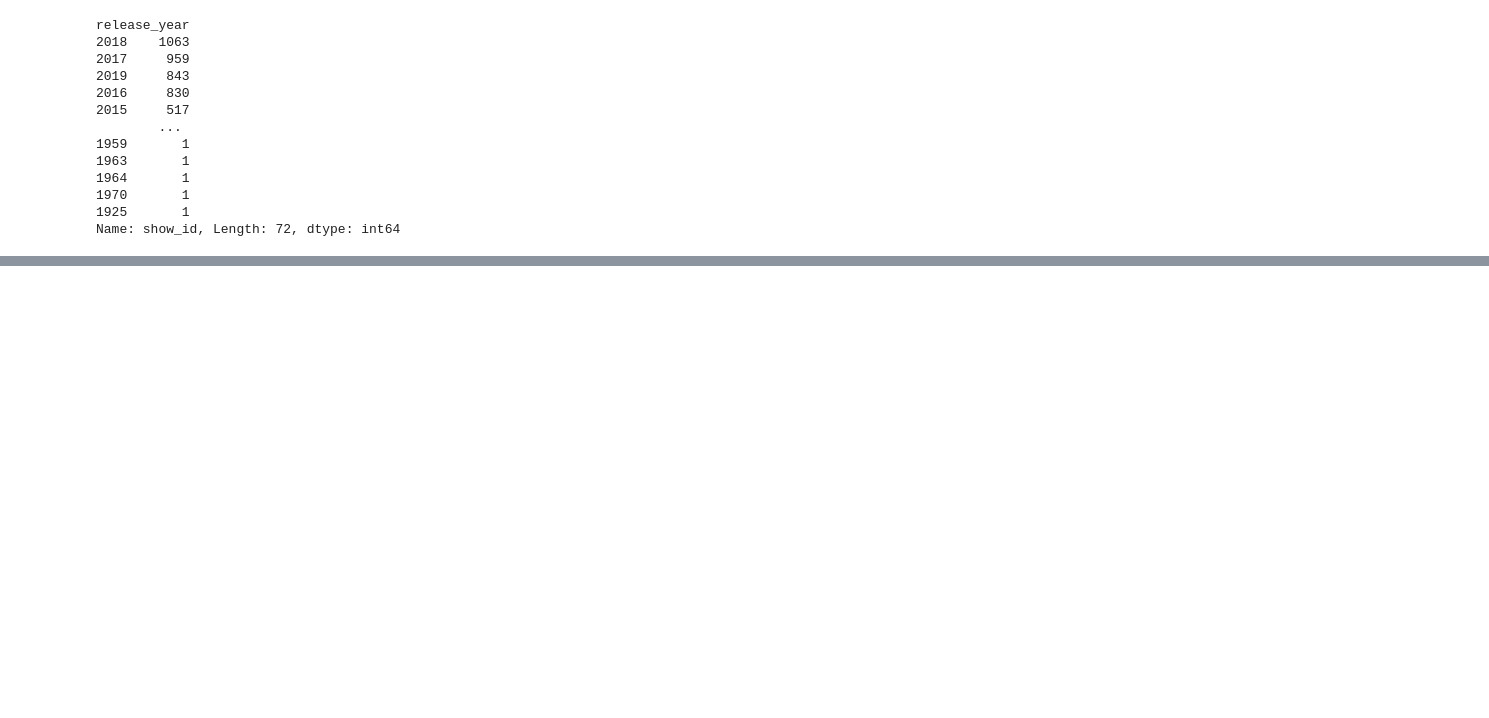
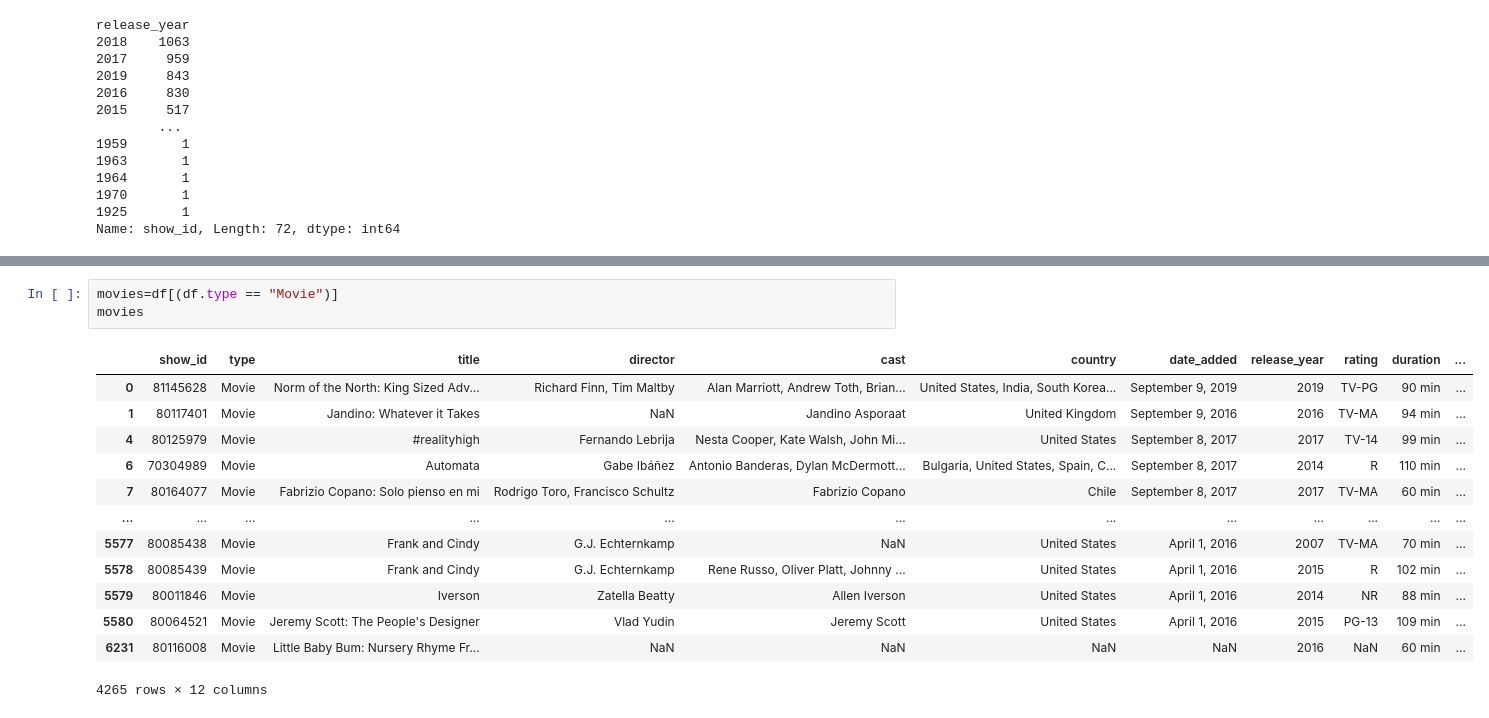
Before and after one commit to mdsohelmahmood/Netflix, a Jupyter notebook: Netflix.ipynb, the cells around one changed output, grey strips where cells are left out. Drawn from its saved outputs; the diff is of its cells as text; blank space fills up the shorter version.

```diff
--- a/Netflix.ipynb
+++ b/Netflix.ipynb
@@ -63,0 +120,17 @@ Name: show_id, Length: 72, dtype: int64
+# %%
+movies=df[(df.type == "Movie")]
+movies
+# %% [output]
+|  | show_id | type | title | director | cast | country | date_added | release_year | rating | duration | ... |
+| 0 | 81145628 | Movie | Norm of the North: King Sized Adv... | Richard Finn, Tim Maltby | Alan Marriott, Andrew Toth, Brian... | United States, India, South Korea... | September 9, 2019 | 2019 | TV-PG | 90 min | ... |
+| 1 | 80117401 | Movie | Jandino: Whatever it Takes | NaN | Jandino Asporaat | United Kingdom | September 9, 2016 | 2016 | TV-MA | 94 min | ... |
+| 4 | 80125979 | Movie | #realityhigh | Fernando Lebrija | Nesta Cooper, Kate Walsh, John Mi... | United States | September 8, 2017 | 2017 | TV-14 | 99 min | ... |
+| 6 | 70304989 | Movie | Automata | Gabe Ibáñez | Antonio Banderas, Dylan McDermott... | Bulgaria, United States, Spain, C... | September 8, 2017 | 2014 | R | 110 min | ... |
+| 7 | 80164077 | Movie | Fabrizio Copano: Solo pienso en mi | Rodrigo Toro, Francisco Schultz | Fabrizio Copano | Chile | September 8, 2017 | 2017 | TV-MA | 60 min | ... |
+| ... | ... | ... | ... | ... | ... | ... | ... | ... | ... | ... | ... |
+| 5577 | 80085438 | Movie | Frank and Cindy | G.J. Echternkamp | NaN | United States | April 1, 2016 | 2007 | TV-MA | 70 min | ... |
+| 5578 | 80085439 | Movie | Frank and Cindy | G.J. Echternkamp | Rene Russo, Oliver Platt, Johnny ... | United States | April 1, 2016 | 2015 | R | 102 min | ... |
+| 5579 | 80011846 | Movie | Iverson | Zatella Beatty | Allen Iverson | United States | April 1, 2016 | 2014 | NR | 88 min | ... |
+| 5580 | 80064521 | Movie | Jeremy Scott: The People's Designer | Vlad Yudin | Jeremy Scott | United States | April 1, 2016 | 2015 | PG-13 | 109 min | ... |
+| 6231 | 80116008 | Movie | Little Baby Bum: Nursery Rhyme Fr... | NaN | NaN | NaN | NaN | 2016 | NaN | 60 min | ... |
+4265 rows × 12 columns
```
Also changed, not shown: parts of 8 cells of this notebook.
